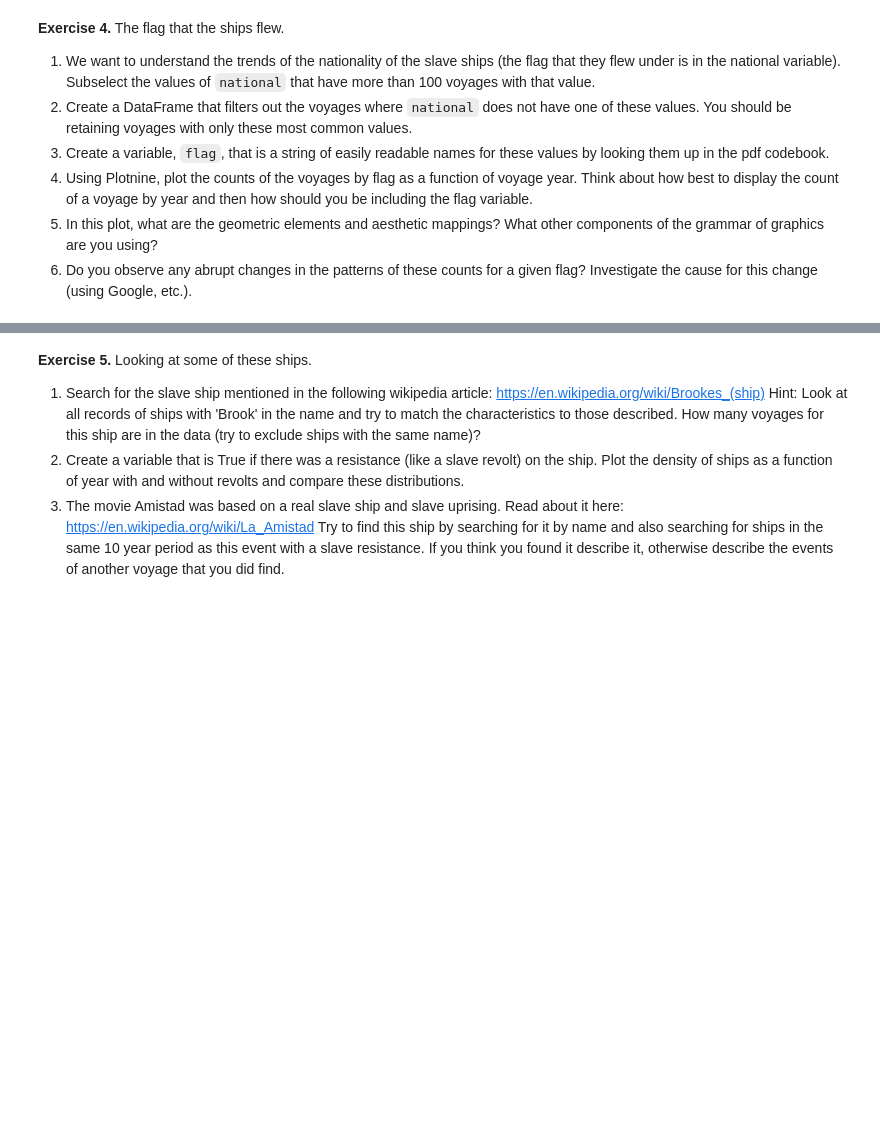
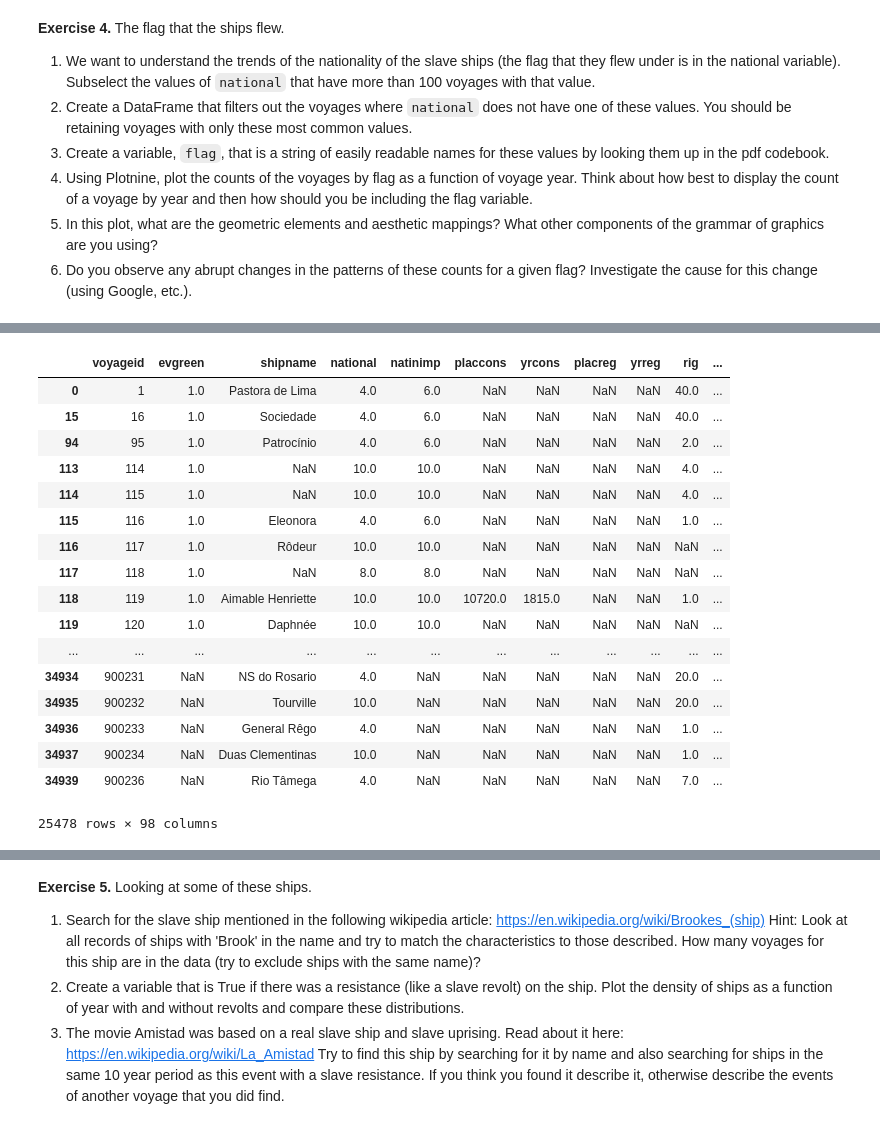
Before and after one commit to Chenghan-Sun/DS-Projects, a Jupyter notebook: 220_midterm/midterm.ipynb, the cells around one changed output, grey strips where cells are left out. Drawn from its saved outputs; the diff is of its cells as text; code cells hidden in the pictures; blank space fills up the shorter version.

```diff
--- a/220_midterm/midterm.ipynb
+++ b/220_midterm/midterm.ipynb
@@ -62,0 +161,29 @@ Throughout we will disregard all time variables other than year since they are u
+# %%
+# 2
+'''
+nation_select =
+sub_voyage = df[df['national'].isin(nation_select)]
+sub_voyage = common_voyage.reset_index(drop=True)
+sub_voyage.head()
+'''
+flag_df = df_tast[df_tast['national'].isin(national_count[national_count > 100].index)]
+flag_df
+# %% [output]
+|  | voyageid | evgreen | shipname | national | natinimp | placcons | yrcons | placreg | yrreg | rig | ... |
+| 0 | 1 | 1.0 | Pastora de Lima | 4.0 | 6.0 | NaN | NaN | NaN | NaN | 40.0 | ... |
+| 15 | 16 | 1.0 | Sociedade | 4.0 | 6.0 | NaN | NaN | NaN | NaN | 40.0 | ... |
+| 94 | 95 | 1.0 | Patrocínio | 4.0 | 6.0 | NaN | NaN | NaN | NaN | 2.0 | ... |
+| 113 | 114 | 1.0 | NaN | 10.0 | 10.0 | NaN | NaN | NaN | NaN | 4.0 | ... |
+| 114 | 115 | 1.0 | NaN | 10.0 | 10.0 | NaN | NaN | NaN | NaN | 4.0 | ... |
+| 115 | 116 | 1.0 | Eleonora | 4.0 | 6.0 | NaN | NaN | NaN | NaN | 1.0 | ... |
+| 116 | 117 | 1.0 | Rôdeur | 10.0 | 10.0 | NaN | NaN | NaN | NaN | NaN | ... |
+| 117 | 118 | 1.0 | NaN | 8.0 | 8.0 | NaN | NaN | NaN | NaN | NaN | ... |
+| 118 | 119 | 1.0 | Aimable Henriette | 10.0 | 10.0 | 10720.0 | 1815.0 | NaN | NaN | 1.0 | ... |
+| 119 | 120 | 1.0 | Daphnée | 10.0 | 10.0 | NaN | NaN | NaN | NaN | NaN | ... |
+| ... | ... | ... | ... | ... | ... | ... | ... | ... | ... | ... | ... |
+| 34934 | 900231 | NaN | NS do Rosario | 4.0 | NaN | NaN | NaN | NaN | NaN | 20.0 | ... |
+| 34935 | 900232 | NaN | Tourville | 10.0 | NaN | NaN | NaN | NaN | NaN | 20.0 | ... |
+| 34936 | 900233 | NaN | General Rêgo | 4.0 | NaN | NaN | NaN | NaN | NaN | 1.0 | ... |
+| 34937 | 900234 | NaN | Duas Clementinas | 10.0 | NaN | NaN | NaN | NaN | NaN | 1.0 | ... |
+| 34939 | 900236 | NaN | Rio Tâmega | 4.0 | NaN | NaN | NaN | NaN | NaN | 7.0 | ... |
+25478 rows × 98 columns
```
Also changed, not shown: parts of 12 cells of this notebook.
